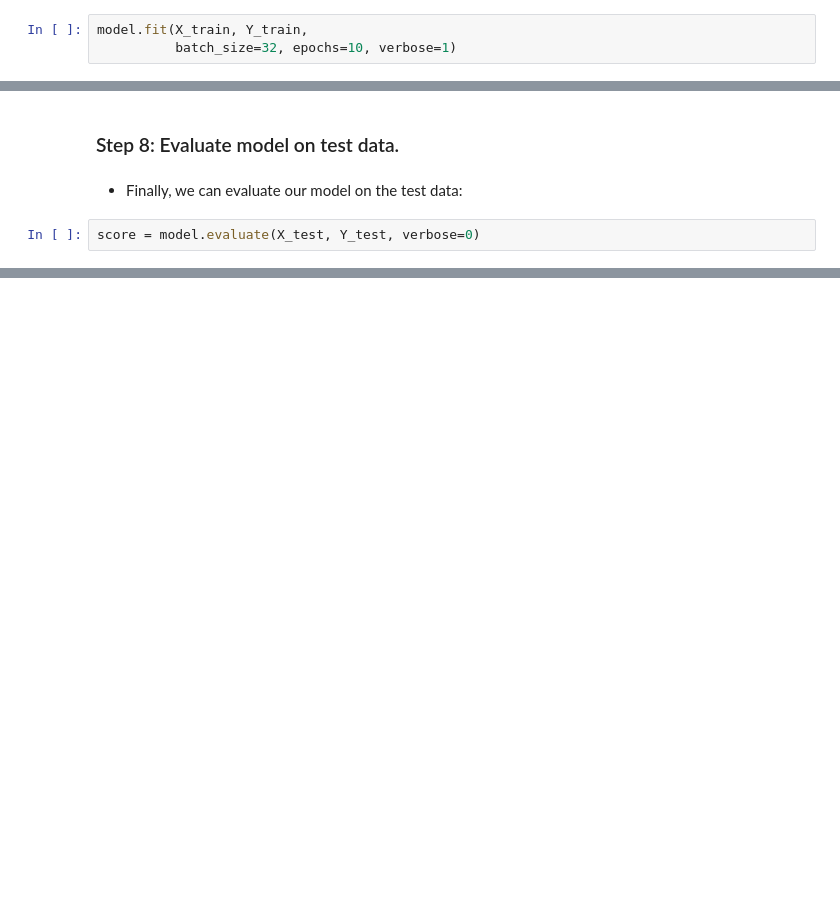
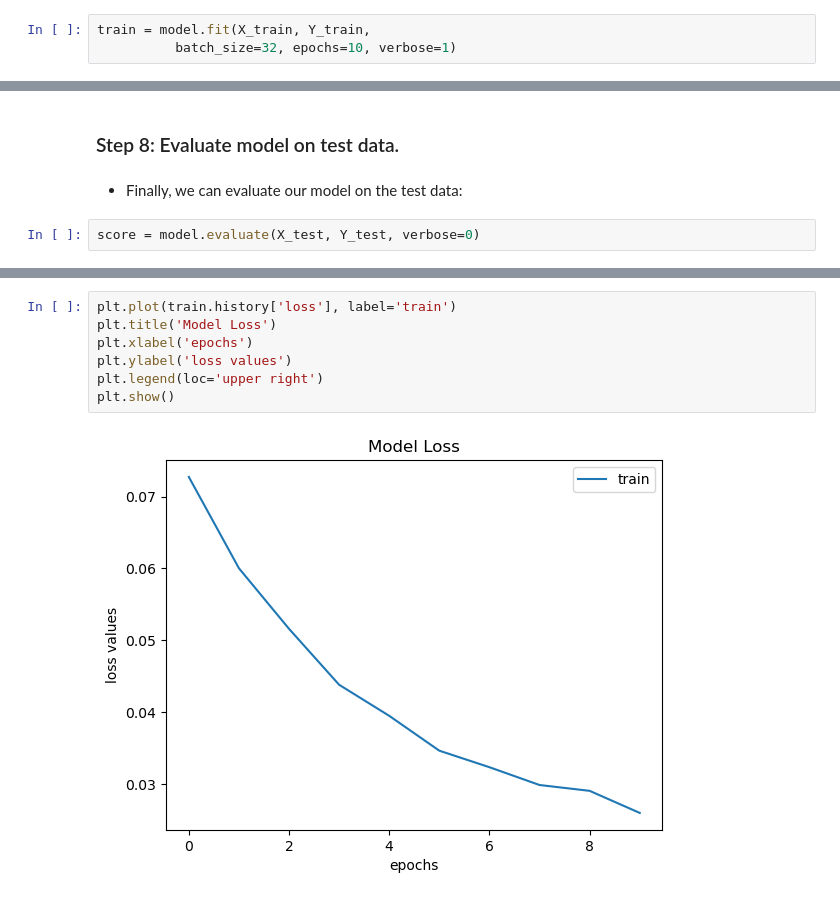
Before and after one commit to CarstenHensel/julia-python-lecture, a Jupyter notebook: Python/PythonMLExample.ipynb, the cells around one changed output, grey strips where cells are left out. Saved outputs shown, nothing was run; the diff lists cells and outputs as text; blank space fills up the shorter version.

Commit message:
added two plots

```diff
--- a/Python/PythonMLExample.ipynb
+++ b/Python/PythonMLExample.ipynb
@@ -290,7 +296,7 @@ model.compile(loss='categorical_crossentropy',
 # %% [markdown]
 - To fit the model, all we have to do is declare the batch size and number of epochs to train for, then pass in our training data.
 # %%
-model.fit(X_train, Y_train,
+train = model.fit(X_train, Y_train,
           batch_size=32, epochs=10, verbose=1)
 # %% [output]
 Epoch 1/10
@@ -309,0 +334,9 @@ NameError: name 'score' is not defined
+# %%
+plt.plot(train.history['loss'], label='train')
+plt.title('Model Loss')
+plt.xlabel('epochs')
+plt.ylabel('loss values')
+plt.legend(loc='upper right')
+plt.show()
+# %% [output]
+[figure, added]
```
Also changed, not shown: parts of 5 cells of this notebook.
